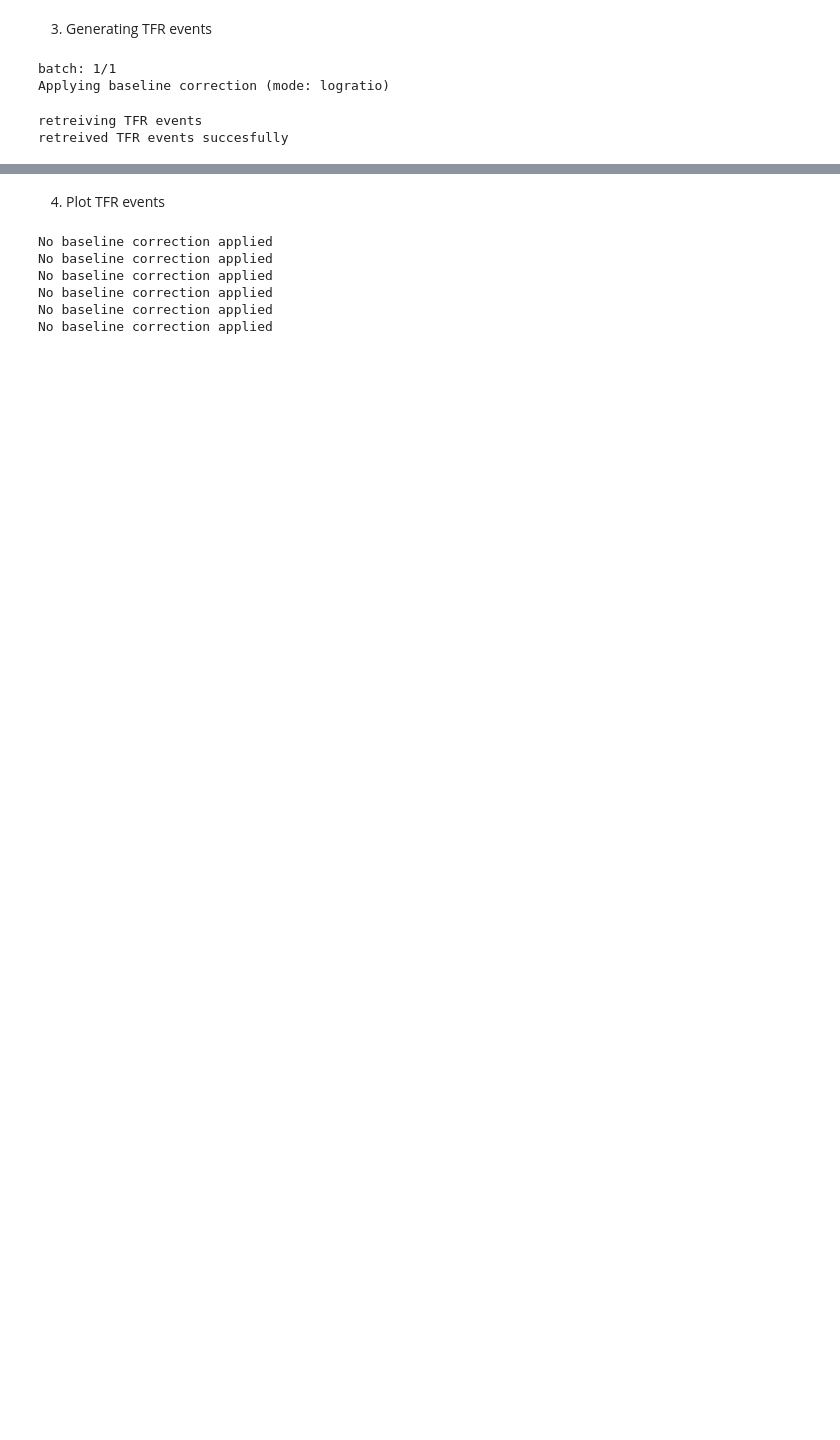
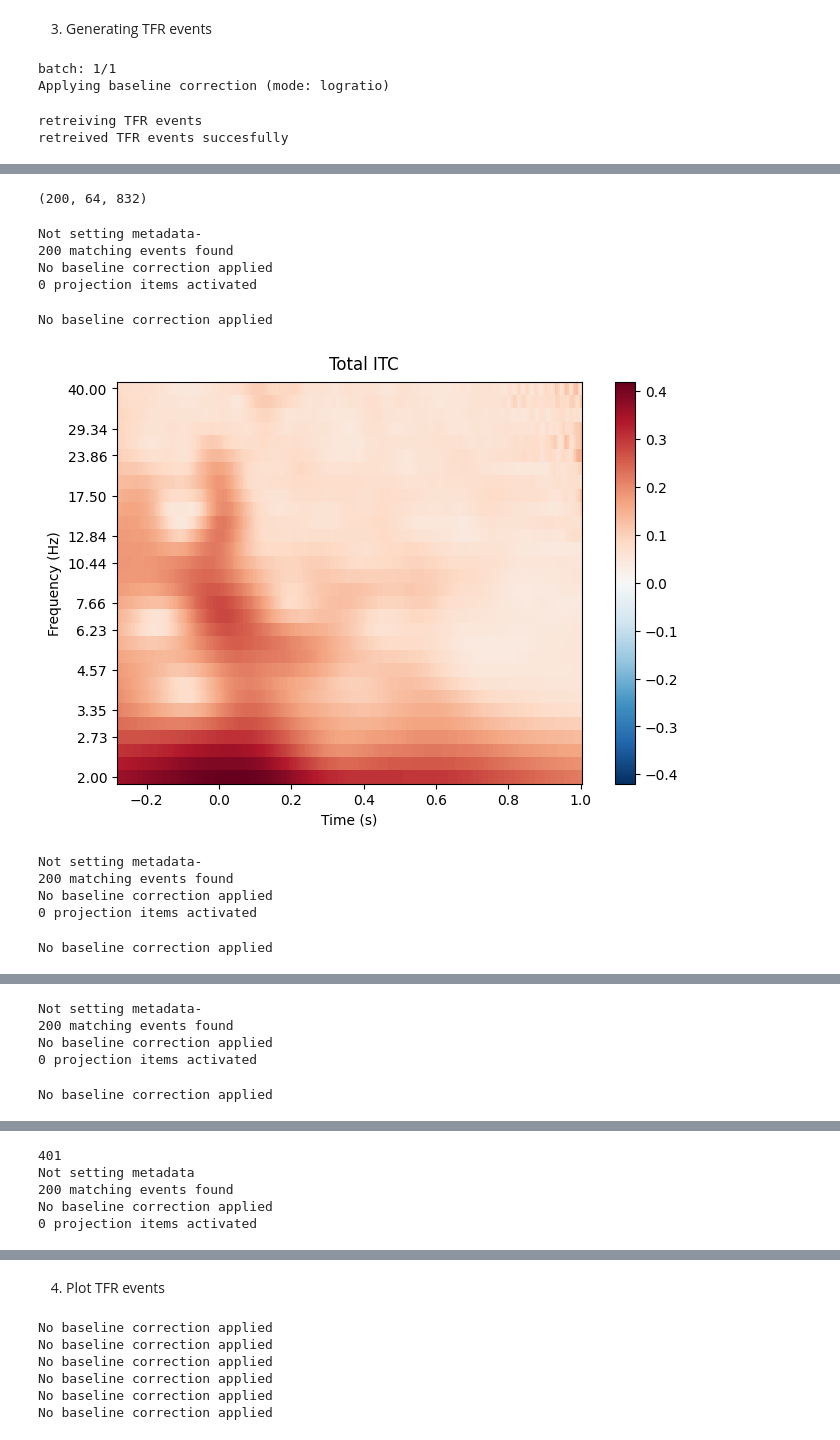
Before and after one commit to ArianVT/HMP-TFR, a Jupyter notebook: HMP-TFR.ipynb, the cells around one changed output, grey strips where cells are left out. Drawn from its saved outputs; the diff is of its cells as text; code cells hidden in the pictures; blank space fills up the shorter version.

```diff
--- a/HMP-TFR.ipynb
+++ b/HMP-TFR.ipynb
@@ -105,4 +101,24 @@ No baseline correction applied
 0 projection items activated
 # %% [markdown]
 3. Generating TFR events
+# %%
+#parameters
+n_jobs = 1                                                              #parallel processes
+baseline = (None, -0.15)                                                #TFR baseline
+steps = 30                                                              #n_steps within the frequency interval
+save = False                                                            #True if TFR are saved to .hdf5 files
+
+low_freq = 2                                                            #lower bound frequency interval
+high_freq = 40                                                          #higher bound frequency interval
+
+low_cycle = 3                                                           #lower bound n_cycle interval
+high_cycle = 8                                                          #higher bound n_cycle interval
+
+t_left = 40                                                             #n_samples before the event onset
+t_right = 40                                                            #n_samples after the event onset
+
+log = True                                                              #will output the proces if true
+
+freqs = list(np.logspace(np.log10(low_freq), np.log10(high_freq), steps))
+n_cycles = list(np.logspace(np.log10(low_cycle), np.log10(high_cycle), steps))
 # %%
@@ -162,0 +190,35 @@ retreived TFR events succesfully
+# %%
+test_epochs = copy.copy(epochs_batches[0])
+print(test_epochs._data.shape)
+# %% [output]
+(200, 64, 832)
+# %%
+for event in range(probs.shape[1]):
+        if log: print(f"event: {event}, trial: ----", end='\r')
+        itc_event = []
+
+        #add the centred data for every trail using context
+        for trial in range(test_epochs._data.shape[0]):
+            if log: print(f"event: {event}, trial: {trial + 1}", end='\r', flush=True)
+            _, center, _ = AvT.get_context(probs[trial, event, :], 20, 20)
+            center = int(center) - 1
+            if center > 0:
+                itc_event.append((test_epochs._data[trial, :, :center], test_epochs._data[trial, :, center], test_epochs._data[trial, :, center+1:]))
+
+        if event not in [0,3]:
+            left, data = center_matrix(itc_event)
+            itc = mne.EpochsArray(np.nan_to_num(data, nan=0.0), info, tmin=-(left/200))
+            itc = AvT.get_itc(itc, freqs, jobs=n_jobs, cycles=n_cycles)
+            itc.plot(picks=['all'], tmin=-1, tmax=1, title="Total ITC", combine='mean')
+# %% [output]
+Not setting metadata-
+200 matching events found
+No baseline correction applied
+0 projection items activated
+No baseline correction applied
+[figure, added]
+Not setting metadata-
+200 matching events found
+No baseline correction applied
+0 projection items activated
+No baseline correction applied
@@ -162,0 +226,5 @@ retreived TFR events succesfully
+Not setting metadata-
+200 matching events found
+No baseline correction applied
+0 projection items activated
+No baseline correction applied
@@ -162,0 +243,9 @@ retreived TFR events succesfully
+# %%
+itc = mne.EpochsArray(np.nan_to_num(center_matrix(itc_event), nan=0.0), info, tmin=-(401/200))
+itc = AvT.get_itc(itc, freqs, jobs=n_jobs, cycles=n_cycles)
+# %% [output]
+401
+Not setting metadata
+200 matching events found
+No baseline correction applied
+0 projection items activated
```
Also changed, not shown: parts of 11 cells of this notebook, 2 other files.
